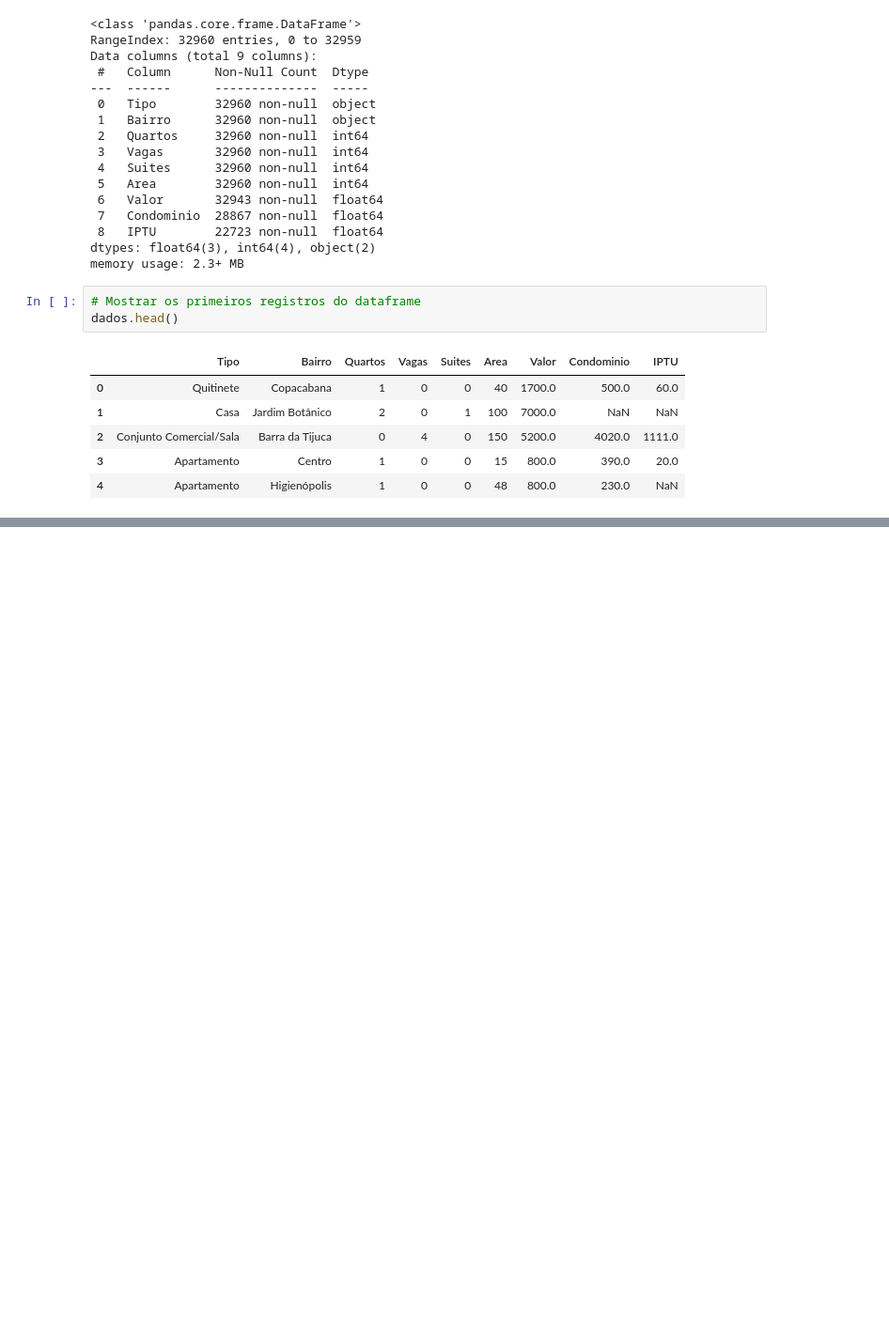
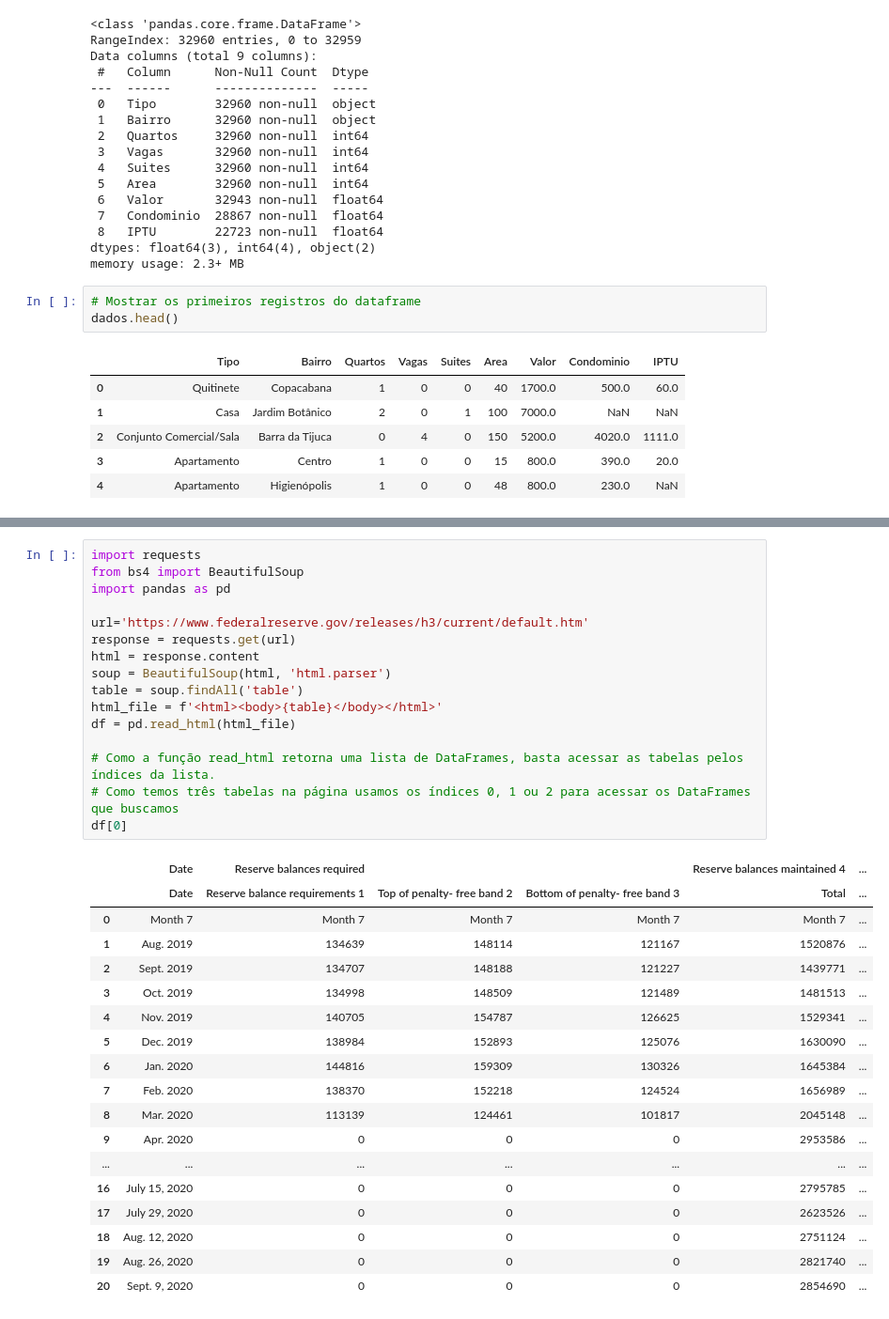
Before and after one commit to willyferreira/python_pandas_tratando_analisando_dados_alura, a Jupyter notebook: python_pandas_alura.ipynb, the cells around one changed output, grey strips where cells are left out. Shown: that part at 94% size. Drawn from its saved outputs; the diff is of its cells as text; blank space fills up the shorter version.

```diff
--- a/python_pandas_alura.ipynb
+++ b/python_pandas_alura.ipynb
@@ -106,0 +191,35 @@ dados.head()
+# %%
+import requests
+from bs4 import BeautifulSoup
+import pandas as pd
+
+url='https://www.federalreserve.gov/releases/h3/current/default.htm'
+response = requests.get(url)
+html = response.content
+soup = BeautifulSoup(html, 'html.parser')
+table = soup.findAll('table')
+html_file = f'<html><body>{table}</body></html>'
+df = pd.read_html(html_file)
+
+# Como a função read_html retorna uma lista de DataFrames, basta acessar as tabelas pelos índices da lista.
+# Como temos três tabelas na página usamos os índices 0, 1 ou 2 para acessar os DataFrames que buscamos
+df[0]
+# %% [output]
+|  | Date | Reserve balances required |  |  | Reserve balances maintained 4 | ... |
+|  | Date | Reserve balance requirements 1 | Top of penalty- free band 2 | Bottom of penalty- free band 3 | Total | ... |
+| 0 | Month 7 | Month 7 | Month 7 | Month 7 | Month 7 | ... |
+| 1 | Aug. 2019 | 134639 | 148114 | 121167 | 1520876 | ... |
+| 2 | Sept. 2019 | 134707 | 148188 | 121227 | 1439771 | ... |
+| 3 | Oct. 2019 | 134998 | 148509 | 121489 | 1481513 | ... |
+| 4 | Nov. 2019 | 140705 | 154787 | 126625 | 1529341 | ... |
+| 5 | Dec. 2019 | 138984 | 152893 | 125076 | 1630090 | ... |
+| 6 | Jan. 2020 | 144816 | 159309 | 130326 | 1645384 | ... |
+| 7 | Feb. 2020 | 138370 | 152218 | 124524 | 1656989 | ... |
+| 8 | Mar. 2020 | 113139 | 124461 | 101817 | 2045148 | ... |
+| 9 | Apr. 2020 | 0 | 0 | 0 | 2953586 | ... |
+| ... | ... | ... | ... | ... | ... | ... |
+| 16 | July 15, 2020 | 0 | 0 | 0 | 2795785 | ... |
+| 17 | July 29, 2020 | 0 | 0 | 0 | 2623526 | ... |
+| 18 | Aug. 12, 2020 | 0 | 0 | 0 | 2751124 | ... |
+| 19 | Aug. 26, 2020 | 0 | 0 | 0 | 2821740 | ... |
+| 20 | Sept. 9, 2020 | 0 | 0 | 0 | 2854690 | ... |
```
Also changed, not shown: parts of 11 cells of this notebook, 8 other files.
